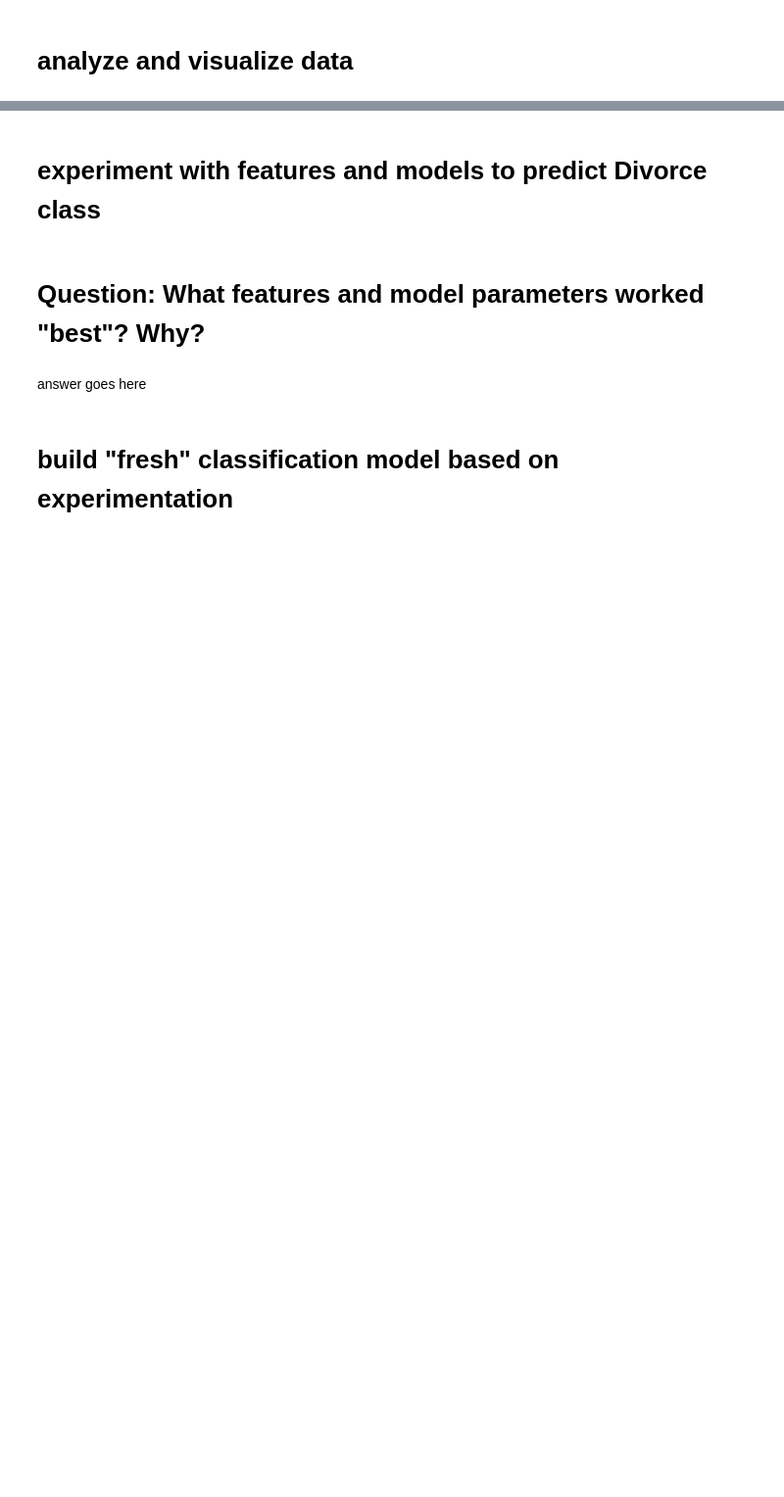
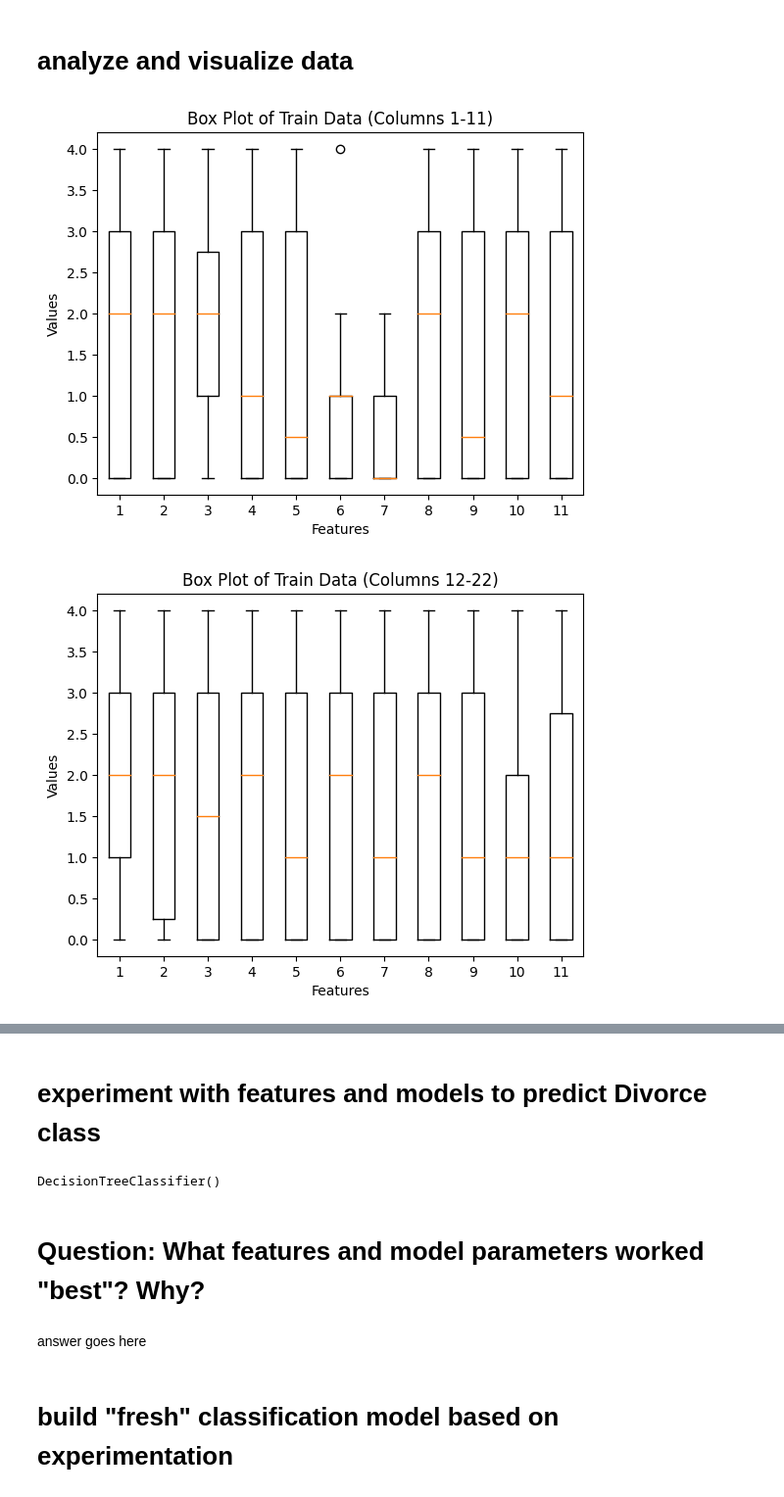
Before and after one commit to PatRakowicz/College-CS, a Jupyter notebook: CS-303/HW10/Homework_10-Divorce.ipynb, the cells around one changed output, grey strips where cells are left out. Shown: that part at 98% size. Saved outputs shown, nothing was run; the diff lists cells and outputs as text; code cells hidden in the pictures; blank space fills up the shorter version.

```diff
--- a/CS-303/HW10/Homework_10-Divorce.ipynb
+++ b/CS-303/HW10/Homework_10-Divorce.ipynb
@@ -9,4 +12,5 @@
 # %% [markdown]
 # read in training data
 # %%
-# python code...
+train_data = pd.read_csv('test.csv')
+print(train_data)
@@ -13,4 +35,19 @@
 # %% [markdown]
 # analyze and visualize data
 # %%
-# python code...
+# Split the data into chunks of 10 columns
+chunks = [train_data.iloc[:, i:i+11] for i in range(0, len(train_data.columns), 11)]
+
+# Generate a box plot for each chunk using pyplot
+for i, chunk in enumerate(chunks):
+    plt.figure()
+    plt.boxplot(chunk.values)
+    plt.xlabel('Features')
+    plt.ylabel('Values')
+    plt.title(f'Box Plot of Train Data (Columns {i*11+1}-{i*11+11})')
+
+# Display the plots
+plt.show()
+# %% [output]
+[figure, added]
+[figure, added]
@@ -17,7 +57,18 @@
 # %% [markdown]
 # experiment with features and models to predict Divorce class
 # %%
-# python code...
+# select the features to use in the model (exclude the last column)
+features = list(train_data.columns)[:-1]
+
+# split the training data into X (features) and y (labels)
+X_train = train_data[features]
+y_train = train_data.iloc[:, -1]
+
+# initialize a decision tree classifier and fit it to the training data
+clf = DecisionTreeClassifier()
+clf.fit(X_train, y_train)
+# %% [output]
+DecisionTreeClassifier()
 # %% [markdown]
 # Question: What features and model parameters worked "best"?  Why?
 # %% [markdown]
```
Also changed, not shown: parts of 3 cells of this notebook.
